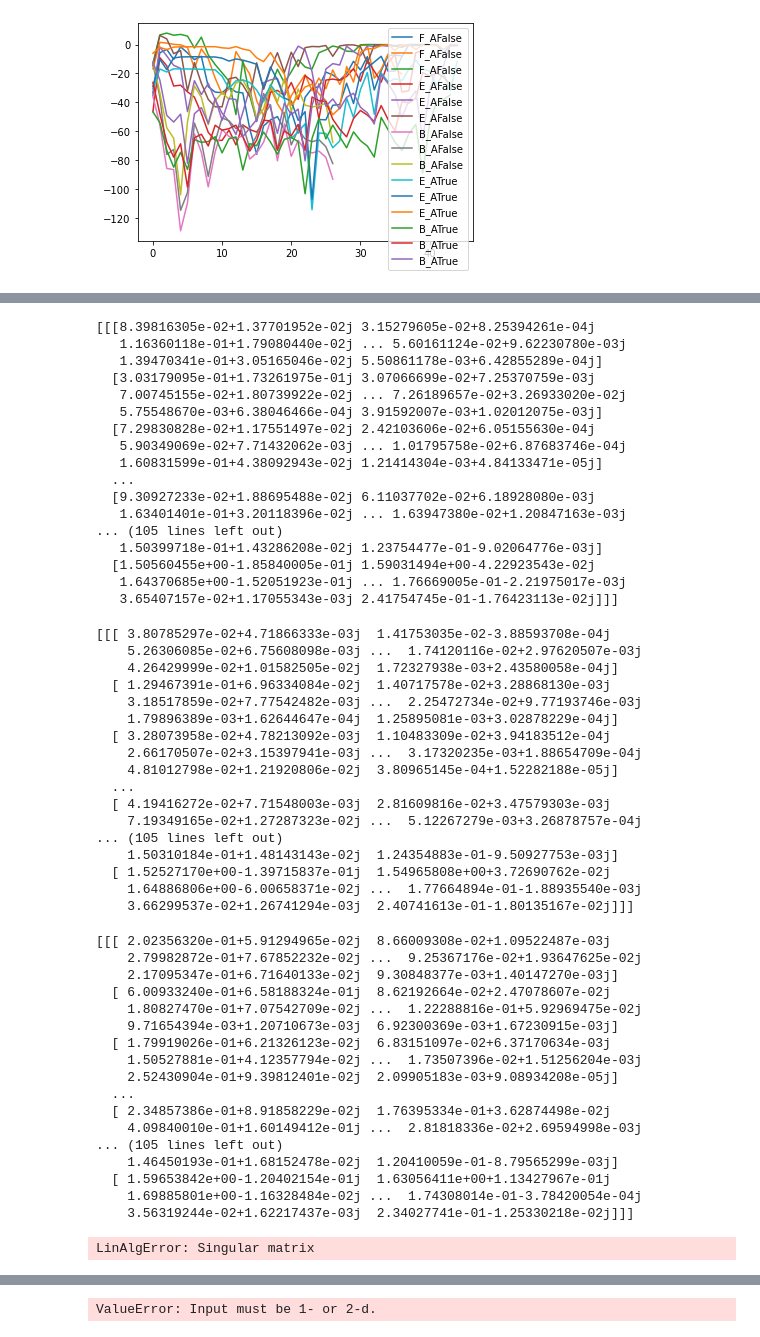
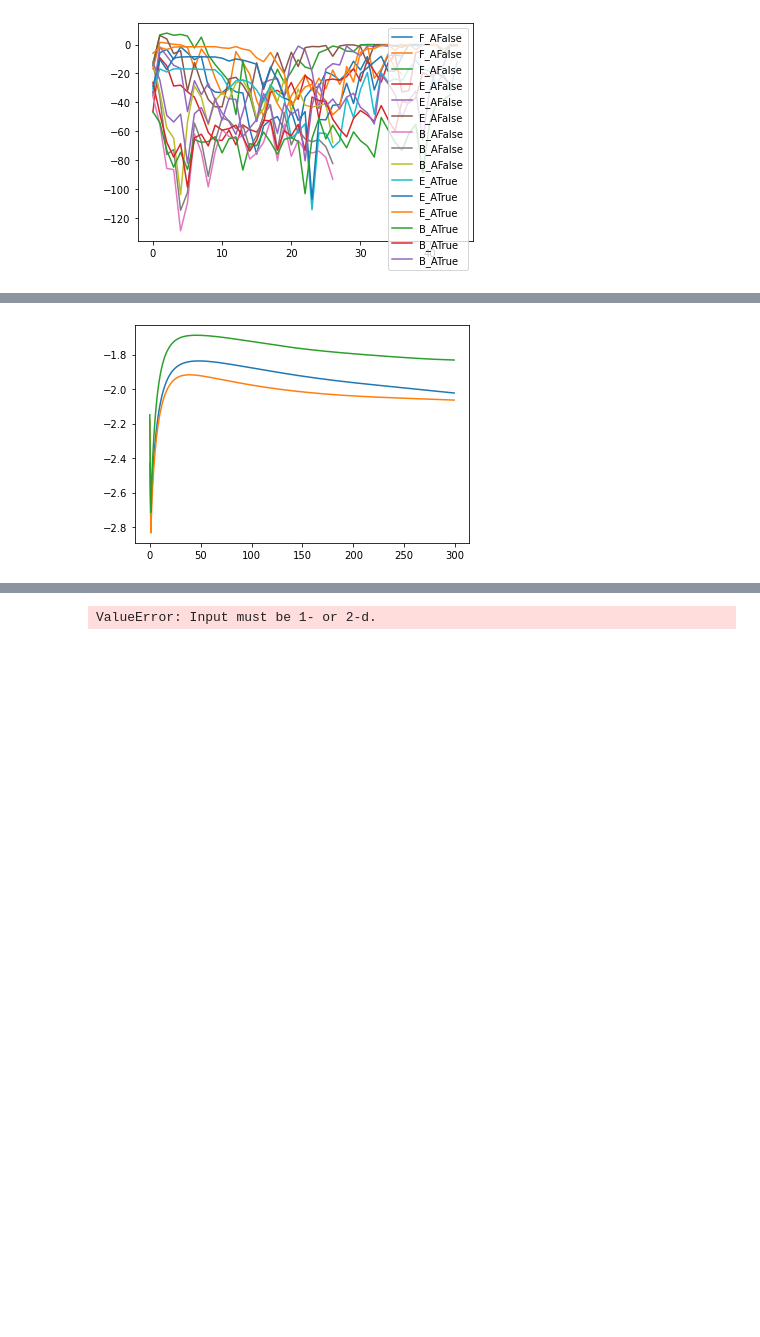
Before and after one commit to leonardocunha2107/asp, a Jupyter notebook: asp.ipynb, the cells around one changed output, grey strips where cells are left out. Drawn from its saved outputs; the diff is of its cells as text; code cells hidden in the pictures; blank space fills up the shorter version.

```diff
--- a/asp.ipynb
+++ b/asp.ipynb
@@ -189,9 +238,8 @@ A2,W2,H2,cb2=nutils.generate_params(I,J,K,F,N,part,True)
 # %%
 import matplotlib.pyplot as plt
 def mode_run(X,A,W,H,part,strue=None,mode='F',niter=10):
-    Xvar=np.ones((F,I,I))
+    Xvar=np.zeros((F,I,I))
     Xvar[:,np.arange(I),np.arange(I)]=em.hvar(X)[:,None]
-
     if mode=='B':
         shat,Ah,Wh,Hh,cbh,error=em.run(niter,X,A,W,H,part,cb=Xvar,true_s=strue,cb_fix=True)
 
@@ -203,12 +251,16 @@ def mode_run(X,A,W,H,part,strue=None,mode='F',niter=10):
 
 
     plt.plot(error[0])
+    plt.show()
+    #plt.plot(error[1])
     return error,shat
 import em
 reload(em)
 #Xvar=np.ones((F,I,I))
+
+
+
 #Xvar[:,np.arange(I),np.arange(I)]=em.hvar(X)[:,None]
 reload(nutils)
-A,W,H=nutils.normalize_parameters(A,W,H,part)
-error,shat=mode_run(X,A,W,H,part,strue,niter=100,mode='B')
+error,shat=mode_run(X,A2,W2,H2,part,strue,niter=300,mode='F')
 # %% [output]
@@ -317,52 +267 @@ error,shat=mode_run(X,A,W,H,part,strue,niter=100,mode='B')
-[[[8.39816305e-02+1.37701952e-02j 3.15279605e-02+8.25394261e-04j
-   1.16360118e-01+1.79080440e-02j ... 5.60161124e-02+9.62230780e-03j
-   1.39470341e-01+3.05165046e-02j 5.50861178e-03+6.42855289e-04j]
-  [3.03179095e-01+1.73261975e-01j 3.07066699e-02+7.25370759e-03j
-   7.00745155e-02+1.80739922e-02j ... 7.26189657e-02+3.26933020e-02j
-   5.75548670e-03+6.38046466e-04j 3.91592007e-03+1.02012075e-03j]
-  [7.29830828e-02+1.17551497e-02j 2.42103606e-02+6.05155630e-04j
-   5.90349069e-02+7.71432062e-03j ... 1.01795758e-02+6.87683746e-04j
-   1.60831599e-01+4.38092943e-02j 1.21414304e-03+4.84133471e-05j]
-  ...
-  [9.30927233e-02+1.88695488e-02j 6.11037702e-02+6.18928080e-03j
-   1.63401401e-01+3.20118396e-02j ... 1.63947380e-02+1.20847163e-03j
-... (105 lines left out)
-   1.50399718e-01+1.43286208e-02j 1.23754477e-01-9.02064776e-03j]
-  [1.50560455e+00-1.85840005e-01j 1.59031494e+00-4.22923543e-02j
-   1.64370685e+00-1.52051923e-01j ... 1.76669005e-01-2.21975017e-03j
-   3.65407157e-02+1.17055343e-03j 2.41754745e-01-1.76423113e-02j]]]
-[[[ 3.80785297e-02+4.71866333e-03j  1.41753035e-02-3.88593708e-04j
-    5.26306085e-02+6.75608098e-03j ...  1.74120116e-02+2.97620507e-03j
-    4.26429999e-02+1.01582505e-02j  1.72327938e-03+2.43580058e-04j]
-  [ 1.29467391e-01+6.96334084e-02j  1.40717578e-02+3.28868130e-03j
-    3.18517859e-02+7.77542482e-03j ...  2.25472734e-02+9.77193746e-03j
-    1.79896389e-03+1.62644647e-04j  1.25895081e-03+3.02878229e-04j]
-  [ 3.28073958e-02+4.78213092e-03j  1.10483309e-02+3.94183512e-04j
-    2.66170507e-02+3.15397941e-03j ...  3.17320235e-03+1.88654709e-04j
-    4.81012798e-02+1.21920806e-02j  3.80965145e-04+1.52282188e-05j]
-  ...
-  [ 4.19416272e-02+7.71548003e-03j  2.81609816e-02+3.47579303e-03j
-    7.19349165e-02+1.27287323e-02j ...  5.12267279e-03+3.26878757e-04j
-... (105 lines left out)
-    1.50310184e-01+1.48143143e-02j  1.24354883e-01-9.50927753e-03j]
-  [ 1.52527170e+00-1.39715837e-01j  1.54965808e+00+3.72690762e-02j
-    1.64886806e+00-6.00658371e-02j ...  1.77664894e-01-1.88935540e-03j
-    3.66299537e-02+1.26741294e-03j  2.40741613e-01-1.80135167e-02j]]]
-[[[ 2.02356320e-01+5.91294965e-02j  8.66009308e-02+1.09522487e-03j
-    2.79982872e-01+7.67852232e-02j ...  9.25367176e-02+1.93647625e-02j
-    2.17095347e-01+6.71640133e-02j  9.30848377e-03+1.40147270e-03j]
-  [ 6.00933240e-01+6.58188324e-01j  8.62192664e-02+2.47078607e-02j
-    1.80827470e-01+7.07542709e-02j ...  1.22288816e-01+5.92969475e-02j
-    9.71654394e-03+1.20710673e-03j  6.92300369e-03+1.67230915e-03j]
-  [ 1.79919026e-01+6.21326123e-02j  6.83151097e-02+6.37170634e-03j
-    1.50527881e-01+4.12357794e-02j ...  1.73507396e-02+1.51256204e-03j
-    2.52430904e-01+9.39812401e-02j  2.09905183e-03+9.08934208e-05j]
-  ...
-  [ 2.34857386e-01+8.91858229e-02j  1.76395334e-01+3.62874498e-02j
-    4.09840010e-01+1.60149412e-01j ...  2.81818336e-02+2.69594998e-03j
-... (105 lines left out)
-    1.46450193e-01+1.68152478e-02j  1.20410059e-01-8.79565299e-03j]
-  [ 1.59653842e+00-1.20402154e-01j  1.63056411e+00+1.13427967e-01j
-    1.69885801e+00-1.16328484e-02j ...  1.74308014e-01-3.78420054e-04j
-    3.56319244e-02+1.62217437e-03j  2.34027741e-01-1.25330218e-02j]]]
-LinAlgError: Singular matrix
+[figure, added]
```
Also changed, not shown: parts of 9 cells of this notebook, 2 other files.
